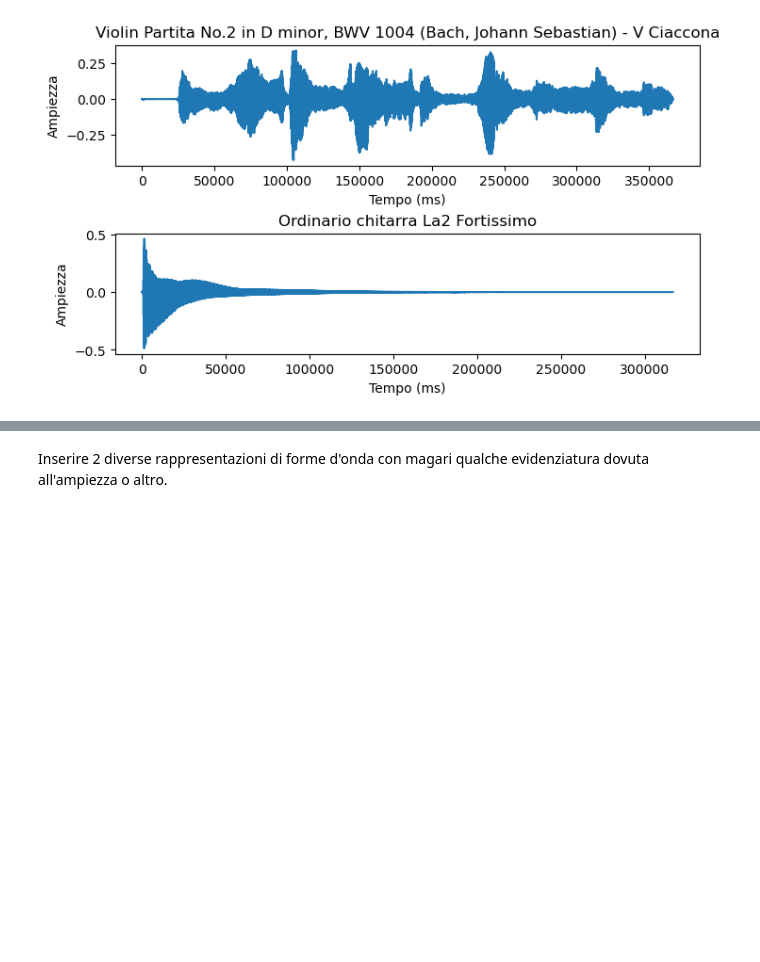
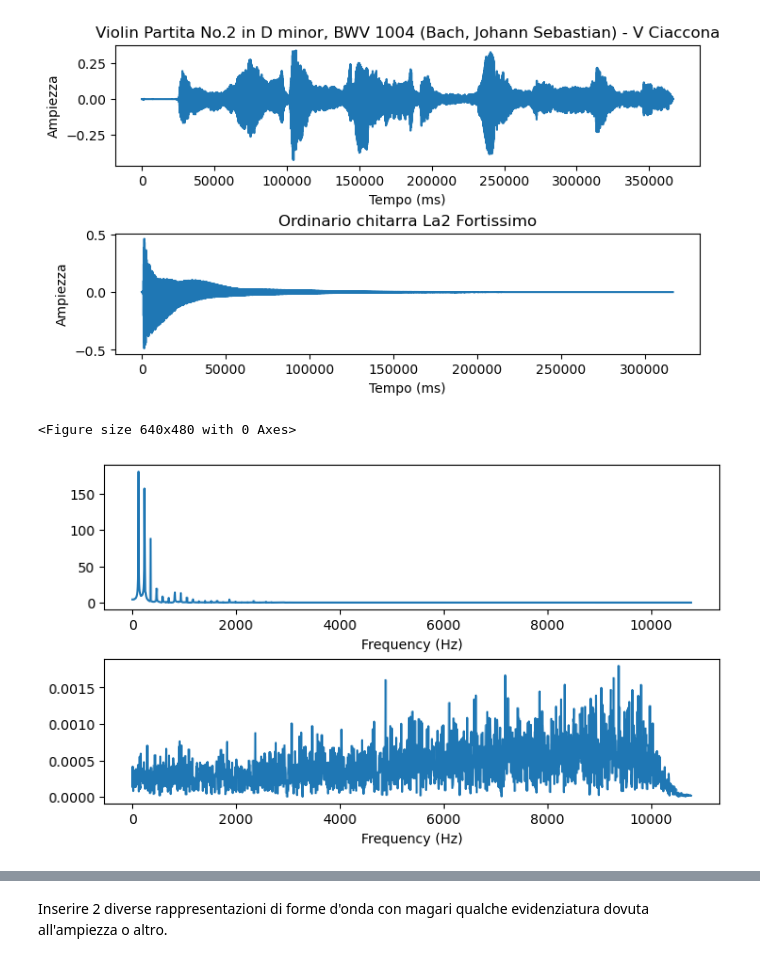
Before and after one commit to andreaagostini-teaching/cs1-dispense, a Jupyter notebook: notebooks/capitolo_1.ipynb, the cells around one changed output, grey strips where cells are left out. Saved outputs shown, nothing was run; the diff lists cells and outputs as text; code cells hidden in the pictures; blank space fills up the shorter version.

Commit message:
more figures

```diff
--- a/notebooks/capitolo_1.ipynb
+++ b/notebooks/capitolo_1.ipynb
@@ -78,3 +63,18 @@ axis[1].set_title("Ordinario chitarra La2 Fortissimo")
 # %% [output]
 Text(0.5, 1.0, 'Ordinario chitarra La2 Fortissimo')
 [figure]
+# %%
+def plot_spectrogram(axis, ax_number, file_analyze):
+    X = fft(file_analyze[10000:14096])
+    f = np.linspace(0, sr, 4096)  # frequency variable
+    X_mag = np.absolute(X)
+    axis[ax_number].plot(f[:2000], X_mag[:2000]) # magnitude spectrum
+    axis[ax_number].set_xlabel('Frequency (Hz)')
+# %%
+plt.clf()
+figure, axis = plt.subplots(2, 1, figsize=(7, 4), layout='constrained')
+plot_spectrogram(axis, 0, guitar_data)
+plot_spectrogram(axis, 1, ciaccon_data)
+# %% [output]
+<Figure size 640x480 with 0 Axes>
+[figure, added]
```
Also changed, not shown: parts of 13 cells of this notebook, 4 other files.
